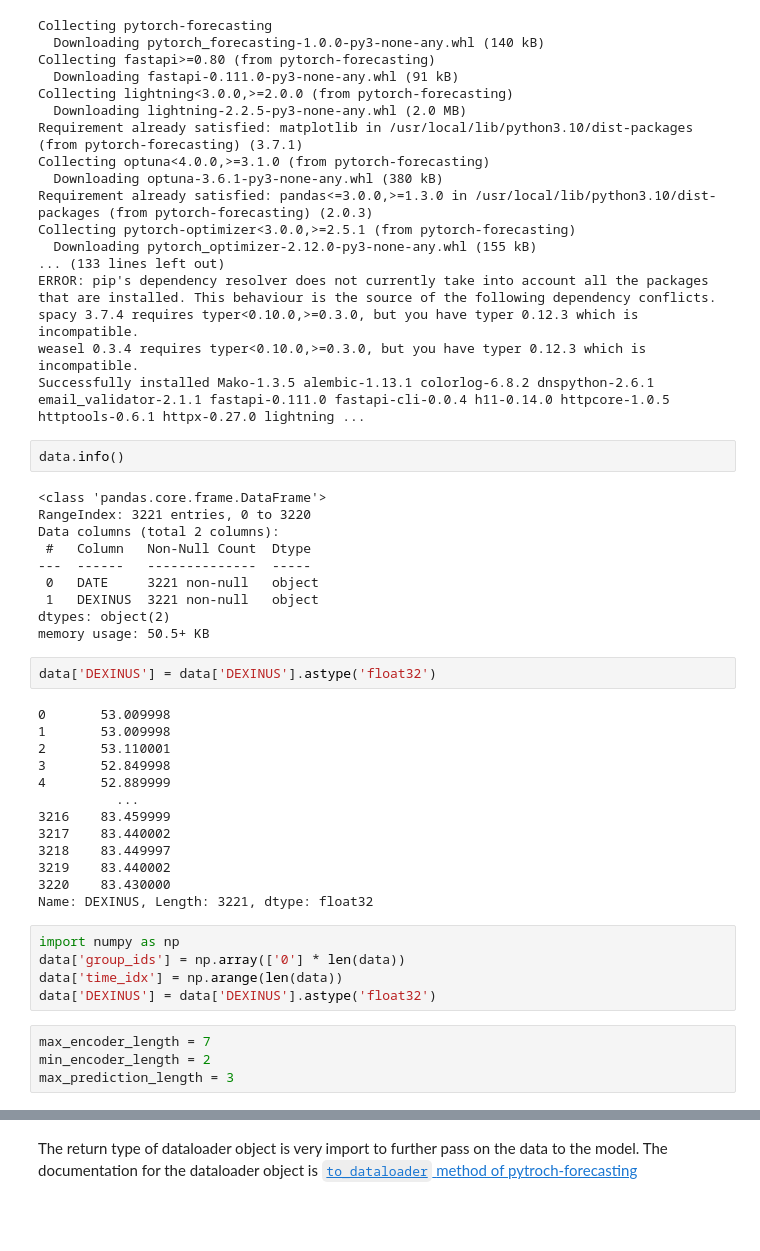
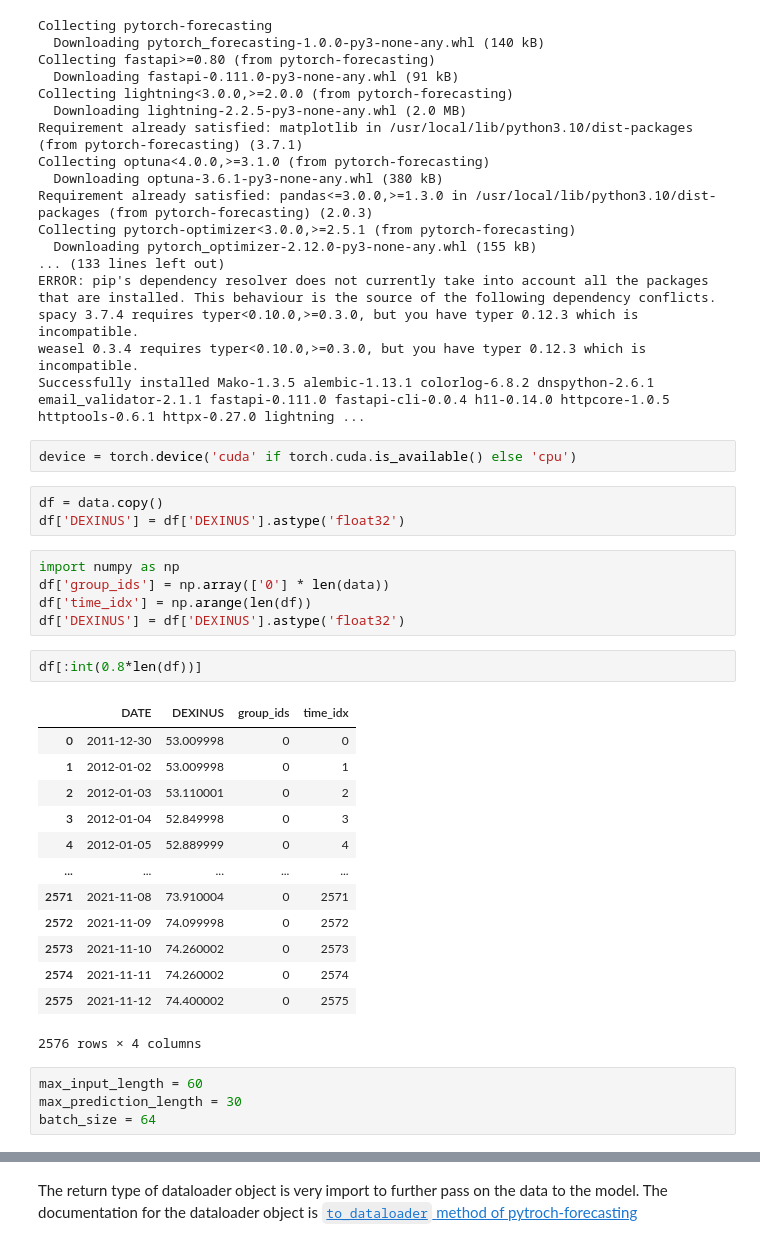
Before and after one commit to psycoplankton/Rupee-vs-Dollar-Time-Series-Forecasting, a Jupyter notebook: Time_Series_prediction_with_LSTM_N_BEATS_and_Autoformer_.ipynb, the cells around one changed output, grey strips where cells are left out. Saved outputs shown, nothing was run; the diff lists cells and outputs as text; blank space fills up the shorter version.

```diff
--- a/Time_Series_prediction_with_LSTM_N_BEATS_and_Autoformer_.ipynb
+++ b/Time_Series_prediction_with_LSTM_N_BEATS_and_Autoformer_.ipynb
@@ -612,42 +612,36 @@ ERROR: pip's dependency resolver does not currently take into account all the pa
 spacy 3.7.4 requires typer<0.10.0,>=0.3.0, but you have typer 0.12.3 which is incompatible.
 weasel 0.3.4 requires typer<0.10.0,>=0.3.0, but you have typer 0.12.3 which is incompatible.
 Successfully installed Mako-1.3.5 alembic-1.13.1 colorlog-6.8.2 dnspython-2.6.1 email_validator-2.1.1 fastapi-0.111.0 fastapi-cli-0.0.4 h11-0.14.0 httpcore-1.0.5 httptools-0.6.1 httpx-0.27.0 lightning ...
-# %%
-data.info()
-# %% [output]
-<class 'pandas.core.frame.DataFrame'>
-RangeIndex: 3221 entries, 0 to 3220
-Data columns (total 2 columns):
- #   Column   Non-Null Count  Dtype
----  ------   --------------  -----
- 0   DATE     3221 non-null   object
- 1   DEXINUS  3221 non-null   object
-dtypes: object(2)
-memory usage: 50.5+ KB
+# %%
+device = torch.device('cuda' if torch.cuda.is_available() else 'cpu')
 # %%
-data['DEXINUS'] = data['DEXINUS'].astype('float32')
+df = data.copy()
+df['DEXINUS'] = df['DEXINUS'].astype('float32')
-# %% [output]
-0       53.009998
-1       53.009998
-2       53.110001
-3       52.849998
-4       52.889999
-          ...
-3216    83.459999
-3217    83.440002
-3218    83.449997
-3219    83.440002
-3220    83.430000
-Name: DEXINUS, Length: 3221, dtype: float32
 # %%
 import numpy as np
-data['group_ids'] = np.array(['0'] * len(data))
-data['time_idx'] = np.arange(len(data))
-data['DEXINUS'] = data['DEXINUS'].astype('float32')
+df['group_ids'] = np.array(['0'] * len(data))
+df['time_idx'] = np.arange(len(df))
+df['DEXINUS'] = df['DEXINUS'].astype('float32')
-# %%
-max_encoder_length = 7
-min_encoder_length = 2
-max_prediction_length = 3
+# %%
+df[:int(0.8*len(df))]
+# %% [output]
+|  | DATE | DEXINUS | group_ids | time_idx |
+| 0 | 2011-12-30 | 53.009998 | 0 | 0 |
+| 1 | 2012-01-02 | 53.009998 | 0 | 1 |
+| 2 | 2012-01-03 | 53.110001 | 0 | 2 |
+| 3 | 2012-01-04 | 52.849998 | 0 | 3 |
+| 4 | 2012-01-05 | 52.889999 | 0 | 4 |
+| ... | ... | ... | ... | ... |
+| 2571 | 2021-11-08 | 73.910004 | 0 | 2571 |
+| 2572 | 2021-11-09 | 74.099998 | 0 | 2572 |
+| 2573 | 2021-11-10 | 74.260002 | 0 | 2573 |
+| 2574 | 2021-11-11 | 74.260002 | 0 | 2574 |
+| 2575 | 2021-11-12 | 74.400002 | 0 | 2575 |
+2576 rows × 4 columns
+# %%
+max_input_length = 60
+max_prediction_length = 30
+batch_size = 64
 # %%
 import torch
 from torch.utils.data import Dataset, Subset
```
Also changed, not shown: parts of 25 cells of this notebook, 3 other files.
